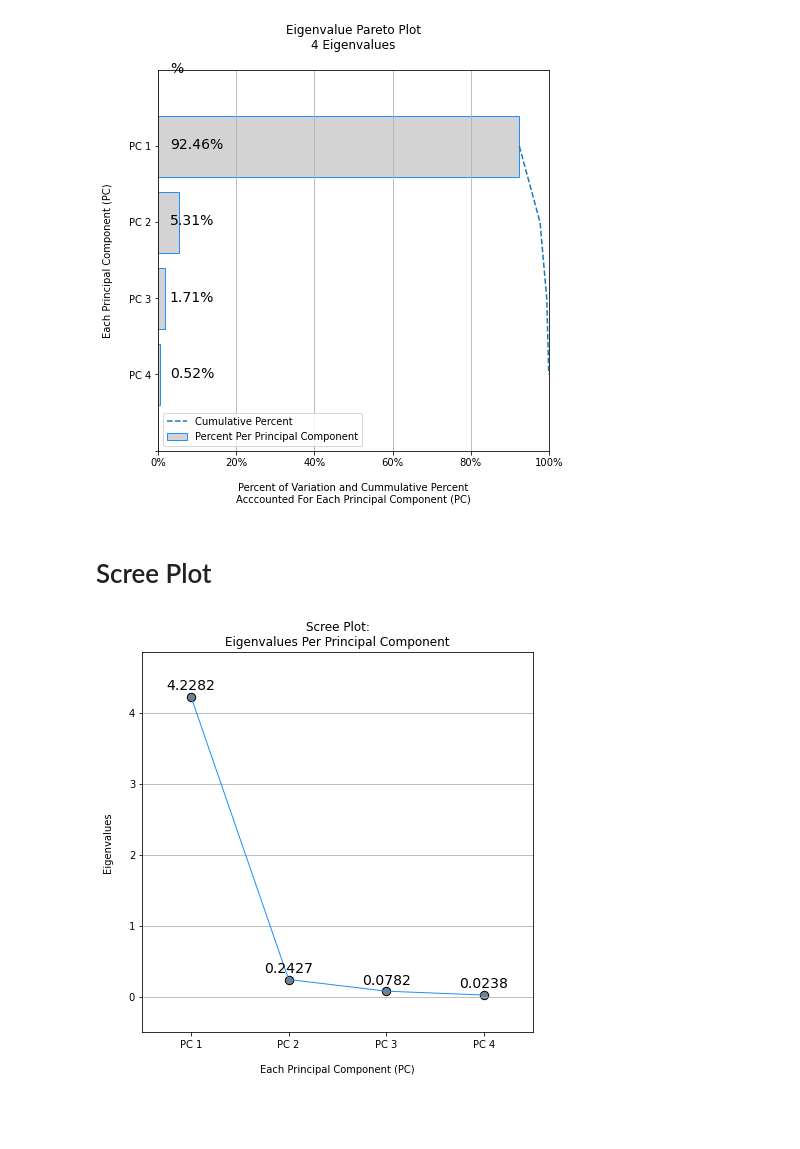
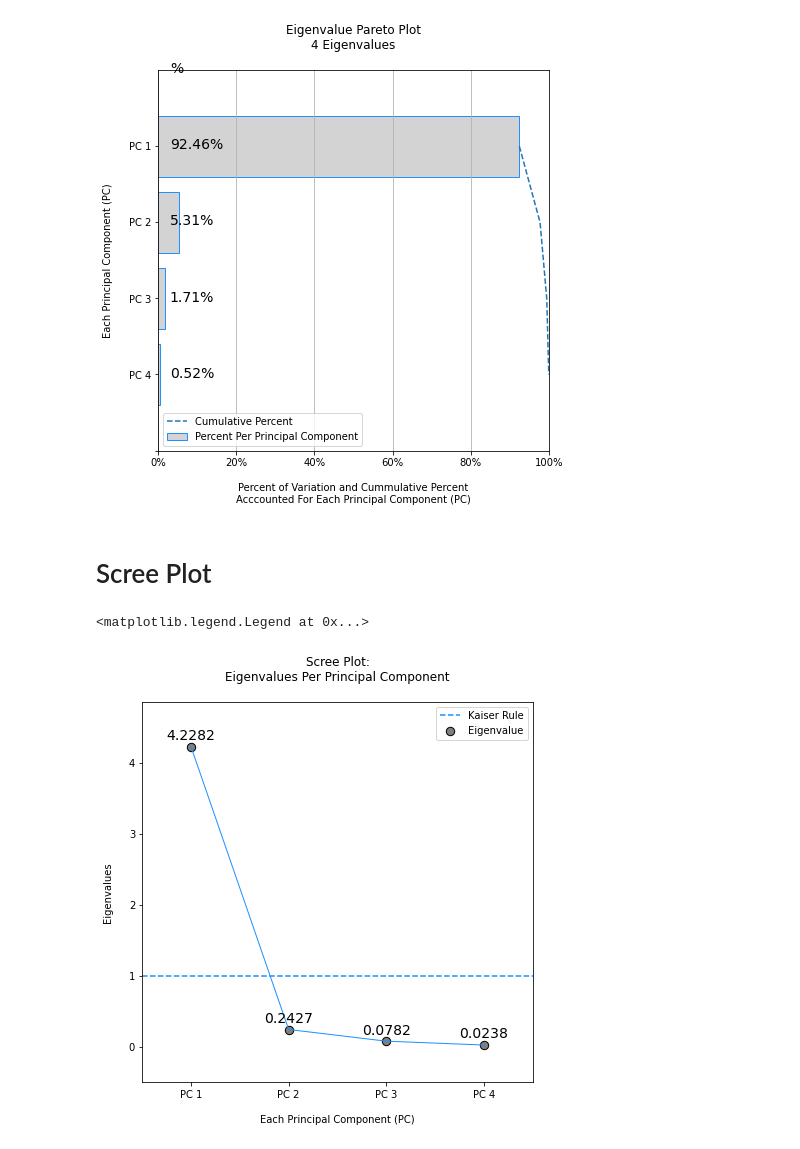
Before and after one commit to AaronNHorvitz/WanderingGoose, a Jupyter notebook: Sandbox/PCA Utility/001 PCA Build.ipynb, the cells around one changed output. Drawn from its saved outputs; the diff is of its cells as text; code cells hidden in the pictures; blank space fills up the shorter version.

Commit message:
Added Kaiser Rule to scrre plot

```diff
--- a/Sandbox/PCA Utility/001 PCA Build.ipynb
+++ b/Sandbox/PCA Utility/001 PCA Build.ipynb
@@ -268,37 +268,46 @@ ax.legend(loc = 3)
 plt.show()
 # %% [output]
 [figure]
-# %% [markdown]
-# Scree Plot
-# %%
-max_eigenvals = 10
-
-# Build plot
-fig, ax = plt.subplots(figsize=(7,7))
-
-# Some styles only make sense if the number of points to plot
-# are below certain thresholds...
-marker = "o" if len(eigenvalues) < 50 else "."
-ax.scatter(np.arange(0,(len(eigenvalues)))[0:max_eigenvals], eigenvalues[0:max_eigenvals],marker=marker, s = 70, color="grey", ec="k", alpha=1, label = 'Data')
-ax.plot(eigenvalues[0:max_eigenvals], color = 'dodgerblue', linewidth = 1)
-
-# Plot Eigenvalues
-
-for i in range(0,len(eigenvalues)):
-    val = round(eigenvalues[i],4)
-    text_loc_y = val+0.1
-    text_loc_x = i-0.25
-    ax.text(text_loc_x, text_loc_y, val, fontsize = 14)
-
-ax.set_ylim(-0.5, np.max(eigenvalues)*1.15)
-ax.set_xlim(-0.5, len(eigenvalues)-0.5)
-
-ax.set_title('Scree Plot:\nEigenvalues Per Principal Component')
-ax.set_ylabel('Eigenvalues\n')
-ax.set_xlabel('\nEach Principal Component (PC)')
-
-ax.set_xticks(np.arange(0, len(eigenvalues))[0:max_eigenvals])
-ax.set_xticklabels([f'PC {val}' for val in np.arange(1,len(eigenvalues)+1)][0:max_eigenvals])
-ax.grid(axis="y")
-# %% [output]
-[figure, removed]
+# %% [markdown]
+# Scree Plot
+# %%
+max_eigenvals = 10
+
+# Build plot
+fig, ax = plt.subplots(figsize=(7,7))
+
+# Some styles only make sense if the number of points to plot
+# are below certain thresholds...
+marker = "o" if len(eigenvalues) < 50 else "."
+ax.scatter(
+    np.arange(0,(len(eigenvalues)))[0:max_eigenvals],
+    eigenvalues[0:max_eigenvals],
+    marker=marker,
+    s = 70,
+    color="grey", ec="k", alpha=1,
+    label = 'Eigenvalue'
+)
+ax.plot(eigenvalues[0:max_eigenvals], color = 'dodgerblue', linewidth = 1)
+
+# Plot Eigenvalues
+
+for i in range(0,len(eigenvalues)):
+    val = round(eigenvalues[i],4)
+    text_loc_y = val+0.1
+    text_loc_x = i-0.25
+    ax.text(text_loc_x, text_loc_y, val, fontsize = 14)
+
+ax.axhline(y=1, color = 'dodgerblue', linestyle = '--', label='Kaiser Rule')
+ax.set_ylim(-0.5, np.max(eigenvalues)*1.15)
+ax.set_xlim(-0.5, len(eigenvalues)-0.5)
+
+ax.set_title('Scree Plot:\nEigenvalues Per Principal Component\n')
+ax.set_ylabel('Eigenvalues\n')
+ax.set_xlabel('\nEach Principal Component (PC)')
+
+ax.set_xticks(np.arange(0, len(eigenvalues))[0:max_eigenvals])
+ax.set_xticklabels([f'PC {val}' for val in np.arange(1,len(eigenvalues)+1)][0:max_eigenvals])
+ax.legend()
+# %% [output]
+<matplotlib.legend.Legend at 0x...>
+[figure, added]
```
Also changed, not shown: parts of 12 cells of this notebook.
